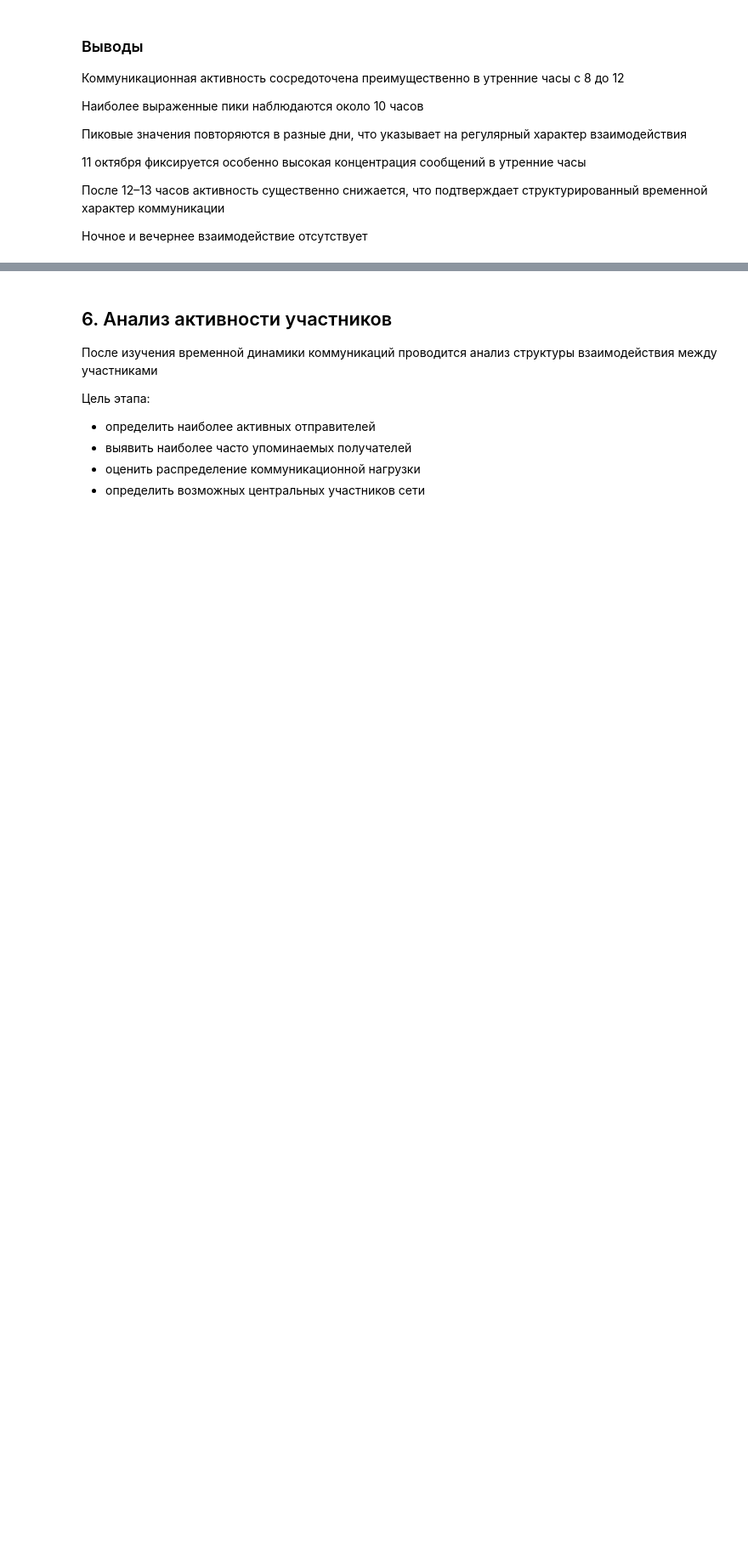
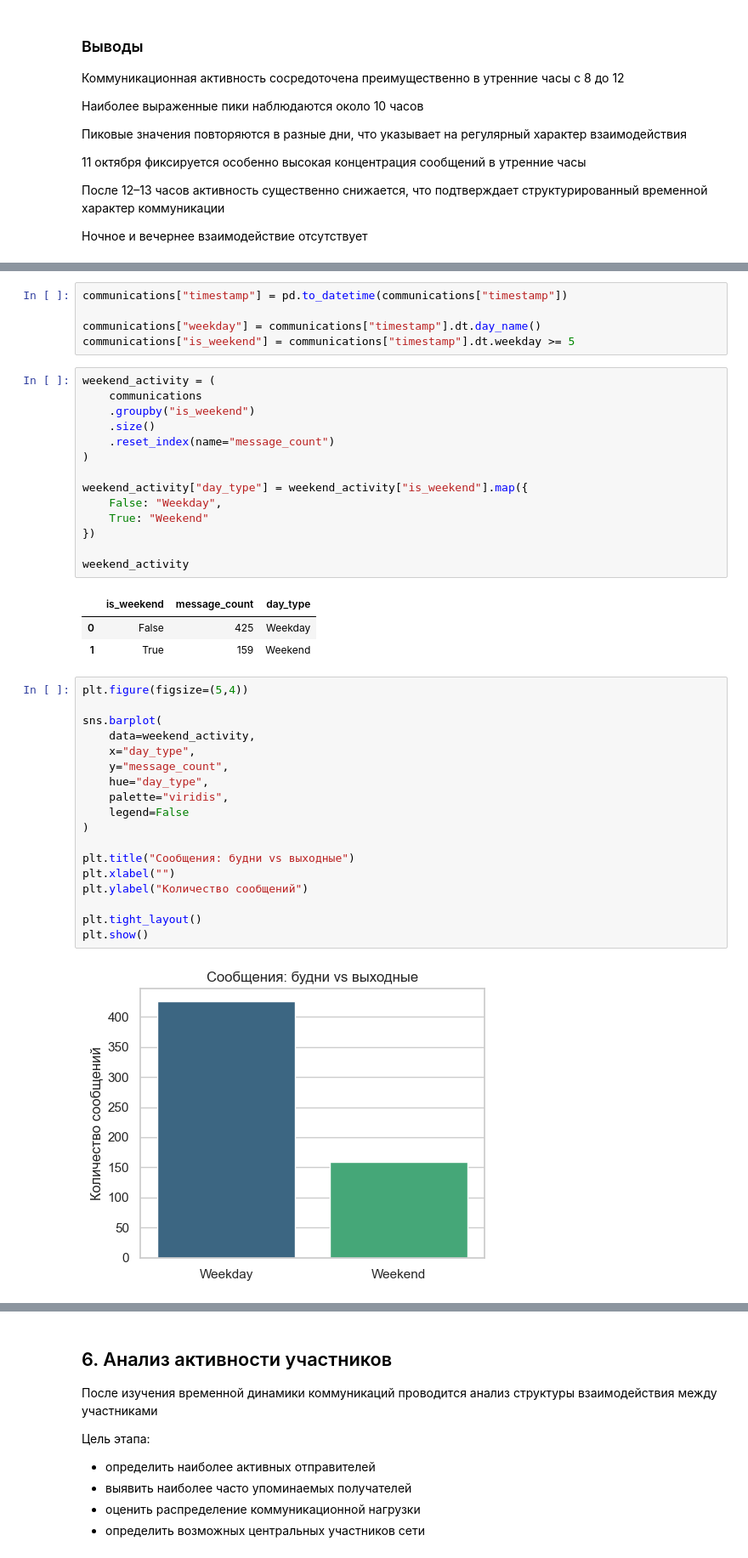
Before and after one commit to rymarmary/network-cluster-analysis, a Jupyter notebook: network_analysis.ipynb, the cells around one changed output, grey strips where cells are left out. Shown at 85% size. Cells and saved outputs as stored; diff of their text form; blank space fills up the shorter version.

```diff
--- a/network_analysis.ipynb
+++ b/network_analysis.ipynb
@@ -327,0 +334,43 @@ plt.show()
+# %%
+communications["timestamp"] = pd.to_datetime(communications["timestamp"])
+
+communications["weekday"] = communications["timestamp"].dt.day_name()
+communications["is_weekend"] = communications["timestamp"].dt.weekday >= 5
+# %%
+weekend_activity = (
+    communications
+    .groupby("is_weekend")
+    .size()
+    .reset_index(name="message_count")
+)
+
+weekend_activity["day_type"] = weekend_activity["is_weekend"].map({
+    False: "Weekday",
+    True: "Weekend"
+})
+
+weekend_activity
+# %% [output]
+|  | is_weekend | message_count | day_type |
+| 0 | False | 425 | Weekday |
+| 1 | True | 159 | Weekend |
+# %%
+plt.figure(figsize=(5,4))
+
+sns.barplot(
+    data=weekend_activity,
+    x="day_type",
+    y="message_count",
+    hue="day_type",
+    palette="viridis",
+    legend=False
+)
+
+plt.title("Сообщения: будни vs выходные")
+plt.xlabel("")
+plt.ylabel("Количество сообщений")
+
+plt.tight_layout()
+plt.show()
+# %% [output]
+[figure, added]
```
Also changed, not shown: parts of 23 cells of this notebook.
